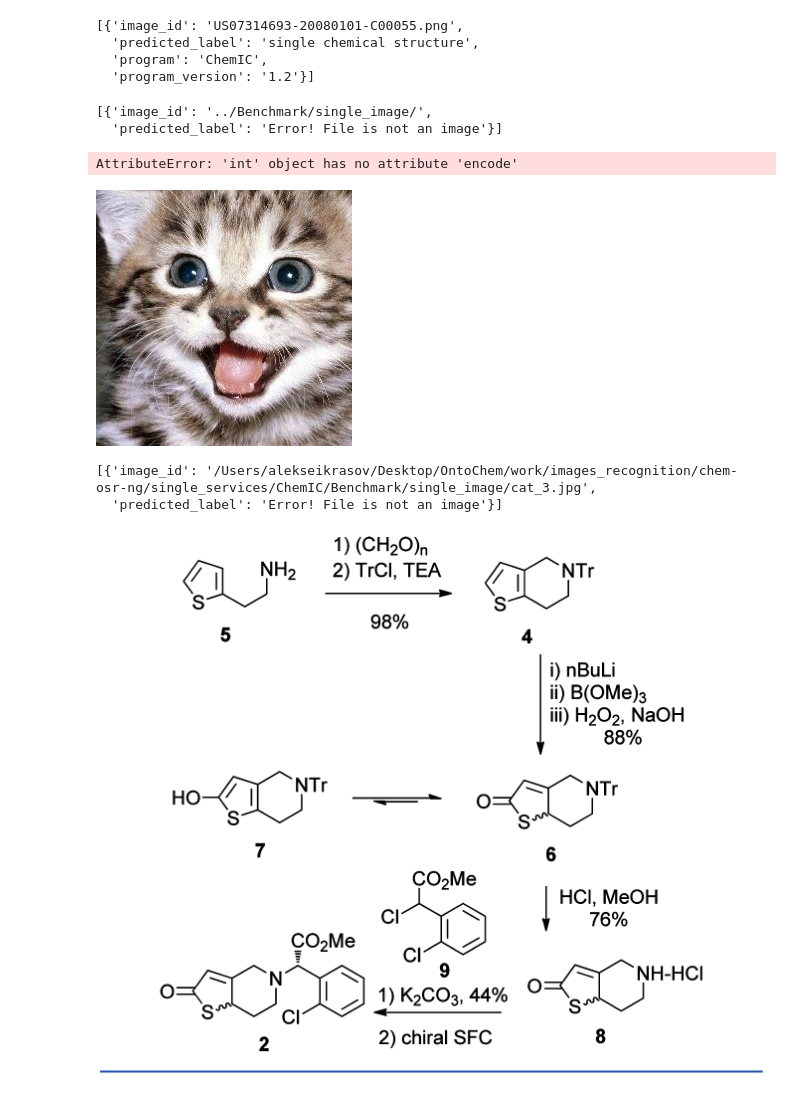
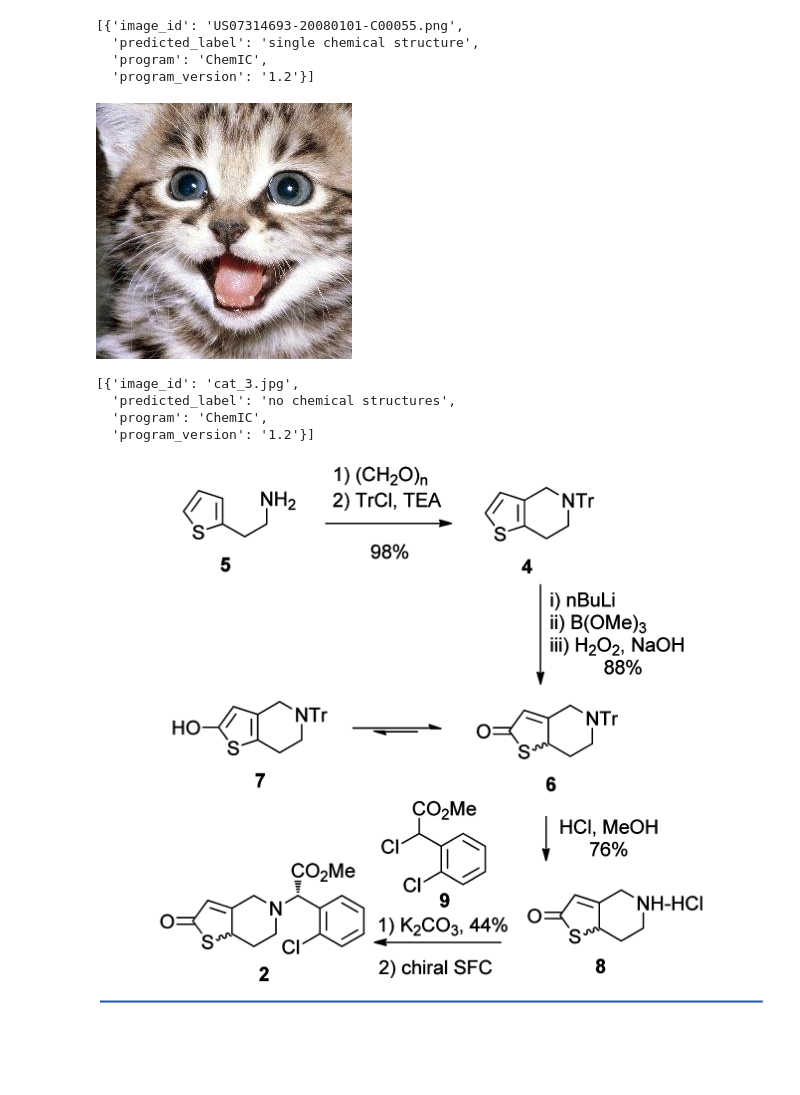
Before and after one commit to ontochem/ChemIC, a Jupyter notebook: notebooks/client_image_classifier.ipynb, the cells around one changed output. Cells and saved outputs as stored; diff of their text form; code cells hidden in the pictures; blank space fills up the shorter version.

```diff
--- a/notebooks/client_image_classifier.ipynb
+++ b/notebooks/client_image_classifier.ipynb
@@ -64,28 +40,20 @@ recognition_results
   'predicted_label': 'single chemical structure',
   'program': 'ChemIC',
   'program_version': '1.2'}]
-# %%
-# Load an image for testing
-image_path = '../Benchmark/single_image/'
-# image_path = '/Users/alekseikrasov/Desktop/OntoChem/work/images_recognition/chem-osr-ng/single_services/ChemIC/Benchmark/single_image/'
-recognition_results = client.classify_image(image_path)
-recognition_results
-# %% [output]
-[{'image_id': '../Benchmark/single_image/',
-  'predicted_label': 'Error! File is not an image'}]
 # %%
 # Load an image for testing
-image_path = '/Users/alekseikrasov/Desktop/OntoChem/work/images_recognition/chem-osr-ng/single_services/ChemIC/Benchmark/single_image/cat_3.jpg'
+image_path = '../Benchmark/single_image/cat_3.jpg'
 image = Image.open(image_path).convert('RGB')
 # Send POST request to classify and predict images
 recognition_results = client.classify_image(image_path)
 display(image)
 recognition_results
 # %% [output]
+[figure]
-AttributeError: 'int' object has no attribute 'encode'
+[{'image_id': 'cat_3.jpg',
+  'predicted_label': 'no chemical structures',
+  'program': 'ChemIC',
+  'program_version': '1.2'}]
-[figure]
-[{'image_id': '/Users/alekseikrasov/Desktop/OntoChem/work/images_recognition/chem-osr-ng/single_services/ChemIC/Benchmark/single_image/cat_3.jpg',
-  'predicted_label': 'Error! File is not an image'}]
 # %%
 # Load an image for testing
 image_path = '../Benchmark/single_image/acs.joc.5b00632-Scheme-c3.png'
```
Also changed, not shown: parts of 9 cells of this notebook, 1 other file.
